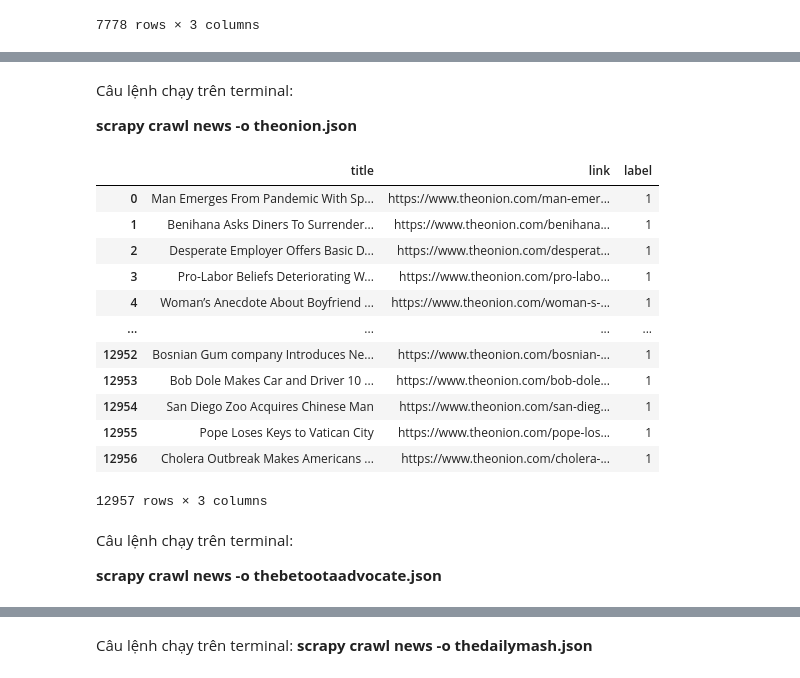
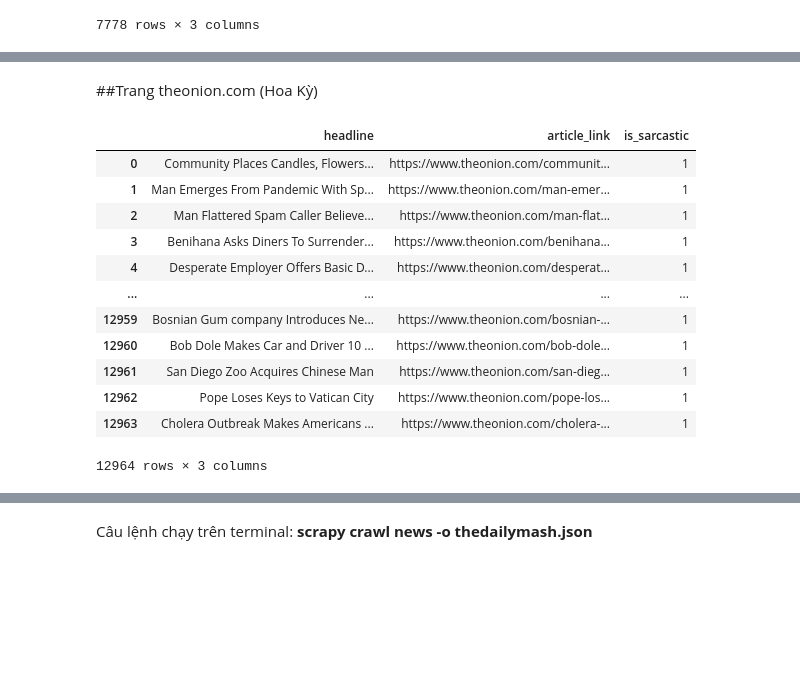
Before and after one commit to dxmai/CS114.L21.KHCL, a Jupyter notebook: Colab/SarcasmDetection/SarcasmDetection.ipynb, the cells around one changed output, grey strips where cells are left out. Cells and saved outputs as stored; diff of their text form; code cells hidden in the pictures; blank space fills up the shorter version.

```diff
--- a/Colab/SarcasmDetection/SarcasmDetection.ipynb
+++ b/Colab/SarcasmDetection/SarcasmDetection.ipynb
@@ -64,3 +760,5 @@ data
+# %% [markdown]
+##Trang theonion.com (Hoa Kỳ)
 # %%
 import scrapy
 
@@ -97,24 +795,20 @@ class NewsSpider(scrapy.Spider):
         if next_page is not None:
             next_page = response.urljoin(next_page)
             yield scrapy.Request(next_page, callback=self.parse)
-# %% [markdown]
-Câu lệnh chạy trên terminal:
-
-**scrapy crawl news -o theonion.json**
 # %%
-data2 = pd.read_json('https://raw.githubusercontent.com/dxmai/CS114.L21.KHCL/main/Colab/SarcasmDetection/Dataset/theonion.json')
-data2
+onion_full = pd.read_json('https://raw.githubusercontent.com/dxmai/CS114.L21.KHCL/main/Colab/SarcasmDetection/Dataset/theonion_full.json')
+onion_full
 # %% [output]
-|  | title | link | label |
-| 0 | Man Emerges From Pandemic With Sp... | https://www.theonion.com/man-emer... | 1 |
-| 1 | Benihana Asks Diners To Surrender... | https://www.theonion.com/benihana... | 1 |
-| 2 | Desperate Employer Offers Basic D... | https://www.theonion.com/desperat... | 1 |
-| 3 | Pro-Labor Beliefs Deteriorating W... | https://www.theonion.com/pro-labo... | 1 |
-| 4 | Woman’s Anecdote About Boyfriend ... | https://www.theonion.com/woman-s-... | 1 |
+|  | headline | article_link | is_sarcastic |
+| 0 | Community Places Candles, Flowers... | https://www.theonion.com/communit... | 1 |
+| 1 | Man Emerges From Pandemic With Sp... | https://www.theonion.com/man-emer... | 1 |
+| 2 | Man Flattered Spam Caller Believe... | https://www.theonion.com/man-flat... | 1 |
+| 3 | Benihana Asks Diners To Surrender... | https://www.theonion.com/benihana... | 1 |
+| 4 | Desperate Employer Offers Basic D... | https://www.theonion.com/desperat... | 1 |
 | ... | ... | ... | ... |
-| 12952 | Bosnian Gum company Introduces Ne... | https://www.theonion.com/bosnian-... | 1 |
-| 12953 | Bob Dole Makes Car and Driver 10 ... | https://www.theonion.com/bob-dole... | 1 |
-| 12954 | San Diego Zoo Acquires Chinese Man | https://www.theonion.com/san-dieg... | 1 |
-| 12955 | Pope Loses Keys to Vatican City | https://www.theonion.com/pope-los... | 1 |
-| 12956 | Cholera Outbreak Makes Americans ... | https://www.theonion.com/cholera-... | 1 |
+| 12959 | Bosnian Gum company Introduces Ne... | https://www.theonion.com/bosnian-... | 1 |
+| 12960 | Bob Dole Makes Car and Driver 10 ... | https://www.theonion.com/bob-dole... | 1 |
+| 12961 | San Diego Zoo Acquires Chinese Man | https://www.theonion.com/san-dieg... | 1 |
+| 12962 | Pope Loses Keys to Vatican City | https://www.theonion.com/pope-los... | 1 |
+| 12963 | Cholera Outbreak Makes Americans ... | https://www.theonion.com/cholera-... | 1 |
-12957 rows × 3 columns
+12964 rows × 3 columns
@@ -153,4 +814,0 @@ class NewsSpider(scrapy.Spider):
-# %% [markdown]
-Câu lệnh chạy trên terminal:
-
-**scrapy crawl news -o thebetootaadvocate.json**
```
Also changed, not shown: parts of 64 cells of this notebook.
